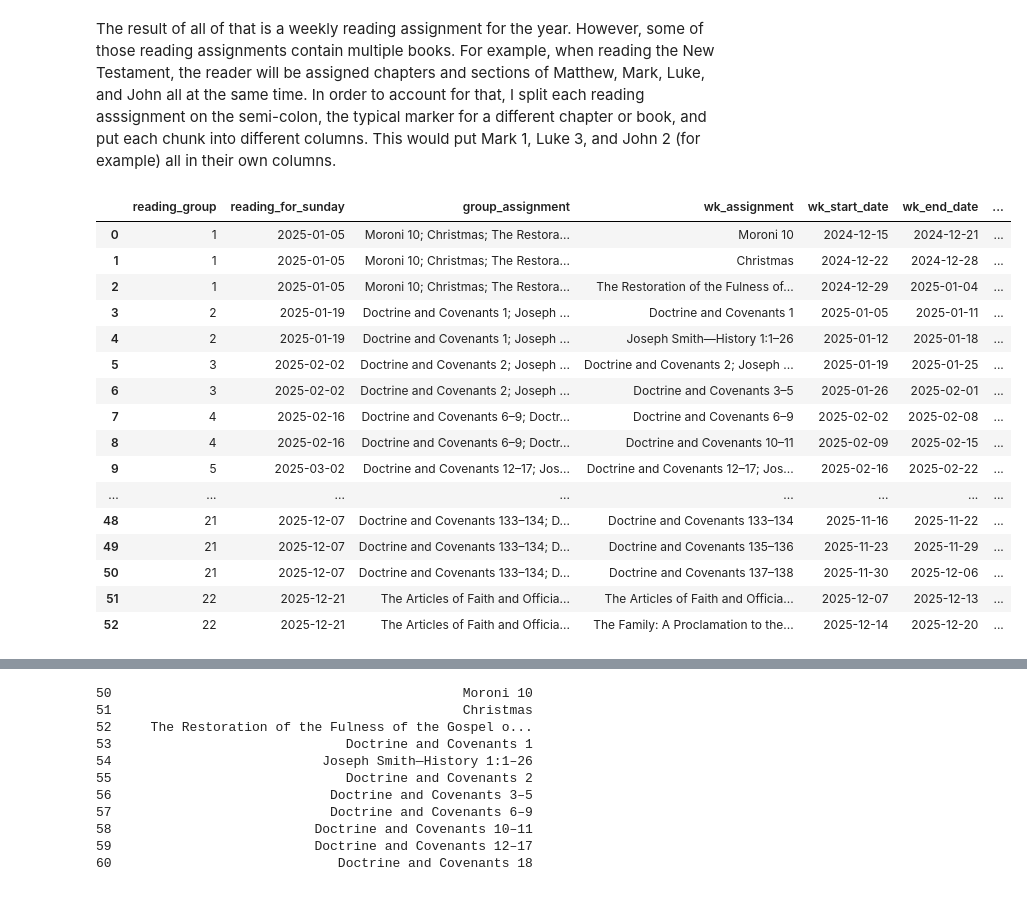
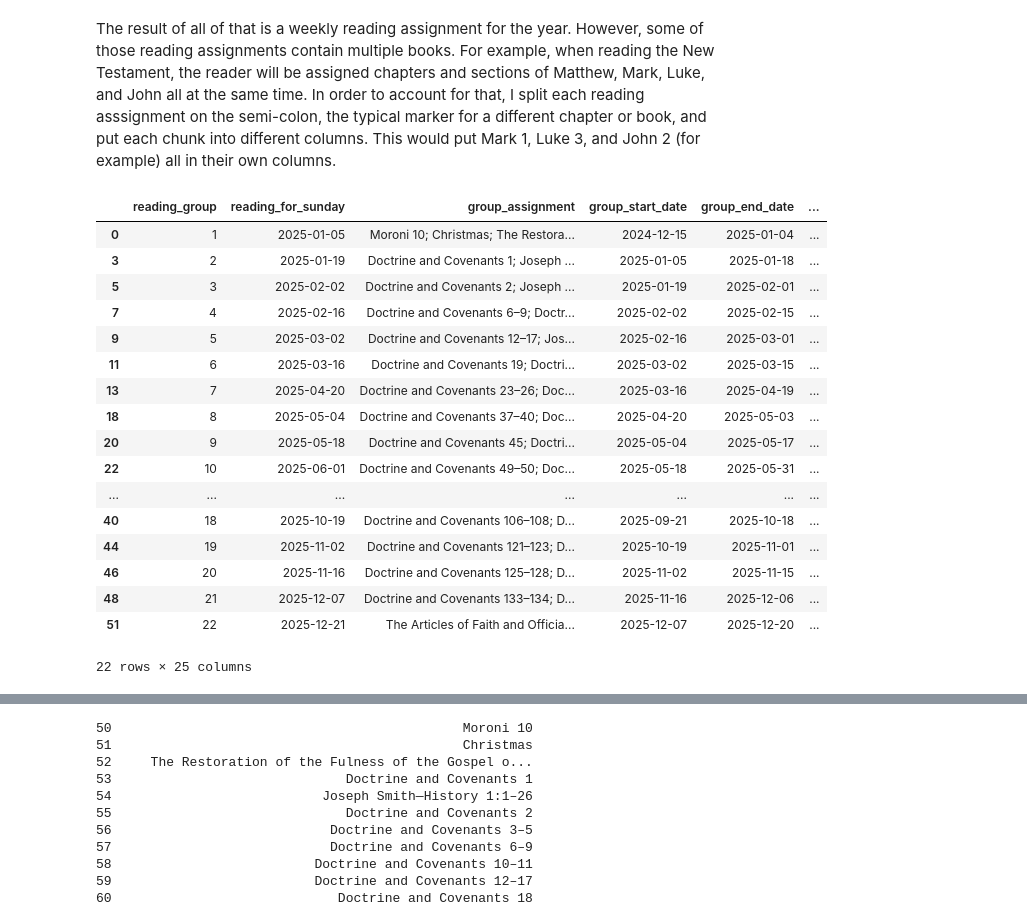
Before and after one commit to bfranx62/come-follow-me-breakdown-builder, a Jupyter notebook: Dates Webscraping Notebook.ipynb, the cells around one changed output, grey strips where cells are left out. Saved outputs shown, nothing was run; the diff lists cells and outputs as text; code cells hidden in the pictures.

```diff
--- a/Dates Webscraping Notebook.ipynb
+++ b/Dates Webscraping Notebook.ipynb
@@ -384,3 +384,5 @@ readings_df.columns
 Index(['reading_for_sunday', 'sunday_number', 'sunday_class', 'assignment',
        'wk_start_date', 'wk_end_date', 'link', 'reading_group'],
       dtype='object')
+# %%
+readings_df_copy = readings_df
@@ -387,3 +409,6 @@ Index(['reading_for_sunday', 'sunday_number', 'sunday_class', 'assignment',
+# %%
+#### revert to backup, remove later
+readings_df = readings_df_copy
 # %%
 #### Added from below on a later date
 subsets_list = []
@@ -399,10 +424,29 @@ for i in range(1, readings_df['reading_group'].max()+1):
     columns = ['reading_group','reading_for_sunday','group_assignment','group_start_date',
                'group_end_date','wk_assignment','wk_start_date', 'wk_end_date','link']
     subset_df = subset_df[columns]
-    for y in range(1, len(subset_df['link'])+1):
-        subset_df[f'link_{y}'] = subset_df['link']
-    subset_df.drop('link', axis=1, inplace=True)
 
+    subset_df['links_list'] = '; '.join(subset_df['link'])
+    subset_df.drop('link',axis=1,inplace=True)
+    links_split = subset_df['links_list'].str.split(';',expand=True)
+    links_split.columns = [f'assignmt_{x+1}_link' for x in range(links_split.shape[1])]
+    subset_df = pd.concat([subset_df,links_split],axis=1)
+    subset_df.drop('links_list',axis=1,inplace=True)
+
+    subset_df['wk_start_date'] = subset_df['wk_start_date'].dt.strftime('%d %b %Y')
+    subset_df['start_dates'] = '; '.join(subset_df['wk_start_date'])
+    subset_df.drop('wk_start_date',axis=1,inplace=True)
+    start_dates_split = subset_df['start_dates'].str.split(';',expand = True)
+    start_dates_split.columns = [f'wk_{y+1}_start_date' for y in range(start_dates_split.shape[1])]
+    subset_df = pd.concat([subset_df,start_dates_split],axis=1)
+    subset_df.drop('start_dates',axis=1, inplace=True)
+
+    subset_df['wk_end_date'] = subset_df['wk_end_date'].dt.strftime('%d %b %Y')
+    subset_df['end_dates'] = '; '.join(subset_df['wk_end_date'])
+    subset_df.drop('wk_end_date',axis=1,inplace=True)
+    end_dates_split = subset_df['end_dates'].str.split(';',expand=True)
+    end_dates_split.columns = [f'wk_{z+1}_end_date' for z in range(end_dates_split.shape[1])]
+    subset_df = pd.concat([subset_df,end_dates_split],axis=1)
+    subset_df.drop('end_dates',axis=1,inplace=True)
 
     subsets_list.append(subset_df)
 
@@ -475,29 +521,34 @@ The result of all of that is a weekly reading assignment for the year. However,
 # %%
 # Split the assignments column into multiple columns based on the semicolon
 assignments_split = readings_df['group_assignment'].str.split(';', expand=True)
 
 # Rename the new columns (optional)
 assignments_split.columns = [f'assignment_{i+1}' for i in range(assignments_split.shape[1])]
 
 # Concatenate the new columns back to the original DataFrame
 readings_df = pd.concat([readings_df, assignments_split], axis=1)
 
+readings_df.drop('wk_assignment',axis=1, inplace=True)
+
+readings_df.drop_duplicates(inplace=True)
+
 readings_df
 # %% [output]
-|  | reading_group | reading_for_sunday | group_assignment | wk_assignment | wk_start_date | wk_end_date | ... |
-| 0 | 1 | 2025-01-05 | Moroni 10; Christmas; The Restora... | Moroni 10 | 2024-12-15 | 2024-12-21 | ... |
-| 1 | 1 | 2025-01-05 | Moroni 10; Christmas; The Restora... | Christmas | 2024-12-22 | 2024-12-28 | ... |
-| 2 | 1 | 2025-01-05 | Moroni 10; Christmas; The Restora... | The Restoration of the Fulness of... | 2024-12-29 | 2025-01-04 | ... |
-| 3 | 2 | 2025-01-19 | Doctrine and Covenants 1; Joseph ... | Doctrine and Covenants 1 | 2025-01-05 | 2025-01-11 | ... |
-| 4 | 2 | 2025-01-19 | Doctrine and Covenants 1; Joseph ... | Joseph Smith—History 1:1–26 | 2025-01-12 | 2025-01-18 | ... |
-| 5 | 3 | 2025-02-02 | Doctrine and Covenants 2; Joseph ... | Doctrine and Covenants 2; Joseph ... | 2025-01-19 | 2025-01-25 | ... |
-| 6 | 3 | 2025-02-02 | Doctrine and Covenants 2; Joseph ... | Doctrine and Covenants 3–5 | 2025-01-26 | 2025-02-01 | ... |
-| 7 | 4 | 2025-02-16 | Doctrine and Covenants 6–9; Doctr... | Doctrine and Covenants 6–9 | 2025-02-02 | 2025-02-08 | ... |
-| 8 | 4 | 2025-02-16 | Doctrine and Covenants 6–9; Doctr... | Doctrine and Covenants 10–11 | 2025-02-09 | 2025-02-15 | ... |
-| 9 | 5 | 2025-03-02 | Doctrine and Covenants 12–17; Jos... | Doctrine and Covenants 12–17; Jos... | 2025-02-16 | 2025-02-22 | ... |
-| ... | ... | ... | ... | ... | ... | ... | ... |
-| 48 | 21 | 2025-12-07 | Doctrine and Covenants 133–134; D... | Doctrine and Covenants 133–134 | 2025-11-16 | 2025-11-22 | ... |
-| 49 | 21 | 2025-12-07 | Doctrine and Covenants 133–134; D... | Doctrine and Covenants 135–136 | 2025-11-23 | 2025-11-29 | ... |
-| 50 | 21 | 2025-12-07 | Doctrine and Covenants 133–134; D... | Doctrine and Covenants 137–138 | 2025-11-30 | 2025-12-06 | ... |
-| 51 | 22 | 2025-12-21 | The Articles of Faith and Officia... | The Articles of Faith and Officia... | 2025-12-07 | 2025-12-13 | ... |
-| 52 | 22 | 2025-12-21 | The Articles of Faith and Officia... | The Family: A Proclamation to the... | 2025-12-14 | 2025-12-20 | ... |
+|  | reading_group | reading_for_sunday | group_assignment | group_start_date | group_end_date | ... |
+| 0 | 1 | 2025-01-05 | Moroni 10; Christmas; The Restora... | 2024-12-15 | 2025-01-04 | ... |
+| 3 | 2 | 2025-01-19 | Doctrine and Covenants 1; Joseph ... | 2025-01-05 | 2025-01-18 | ... |
+| 5 | 3 | 2025-02-02 | Doctrine and Covenants 2; Joseph ... | 2025-01-19 | 2025-02-01 | ... |
+| 7 | 4 | 2025-02-16 | Doctrine and Covenants 6–9; Doctr... | 2025-02-02 | 2025-02-15 | ... |
+| 9 | 5 | 2025-03-02 | Doctrine and Covenants 12–17; Jos... | 2025-02-16 | 2025-03-01 | ... |
+| 11 | 6 | 2025-03-16 | Doctrine and Covenants 19; Doctri... | 2025-03-02 | 2025-03-15 | ... |
+| 13 | 7 | 2025-04-20 | Doctrine and Covenants 23–26; Doc... | 2025-03-16 | 2025-04-19 | ... |
+| 18 | 8 | 2025-05-04 | Doctrine and Covenants 37–40; Doc... | 2025-04-20 | 2025-05-03 | ... |
+| 20 | 9 | 2025-05-18 | Doctrine and Covenants 45; Doctri... | 2025-05-04 | 2025-05-17 | ... |
+| 22 | 10 | 2025-06-01 | Doctrine and Covenants 49–50; Doc... | 2025-05-18 | 2025-05-31 | ... |
+| ... | ... | ... | ... | ... | ... | ... |
+| 40 | 18 | 2025-10-19 | Doctrine and Covenants 106–108; D... | 2025-09-21 | 2025-10-18 | ... |
+| 44 | 19 | 2025-11-02 | Doctrine and Covenants 121–123; D... | 2025-10-19 | 2025-11-01 | ... |
+| 46 | 20 | 2025-11-16 | Doctrine and Covenants 125–128; D... | 2025-11-02 | 2025-11-15 | ... |
+| 48 | 21 | 2025-12-07 | Doctrine and Covenants 133–134; D... | 2025-11-16 | 2025-12-06 | ... |
+| 51 | 22 | 2025-12-21 | The Articles of Faith and Officia... | 2025-12-07 | 2025-12-20 | ... |
+22 rows × 25 columns
```
Also changed, not shown: parts of 9 cells of this notebook.
